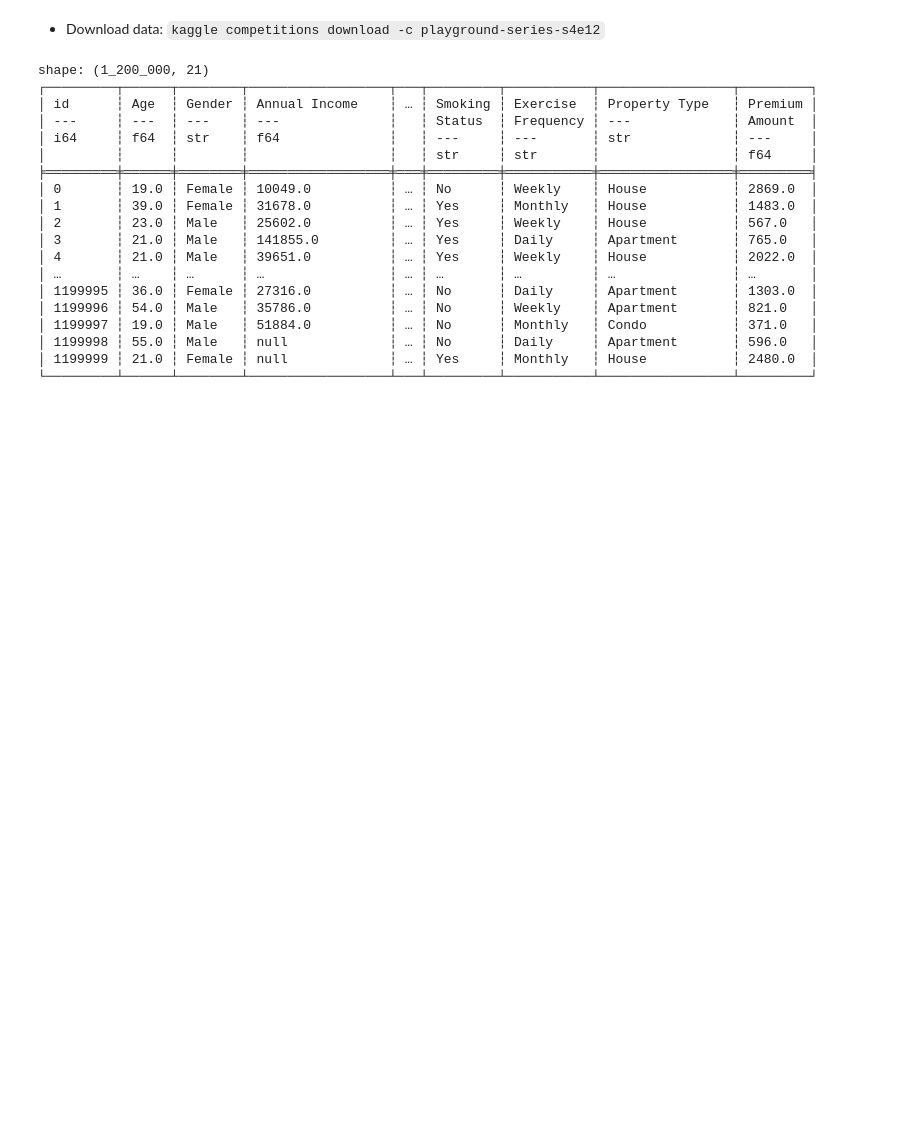
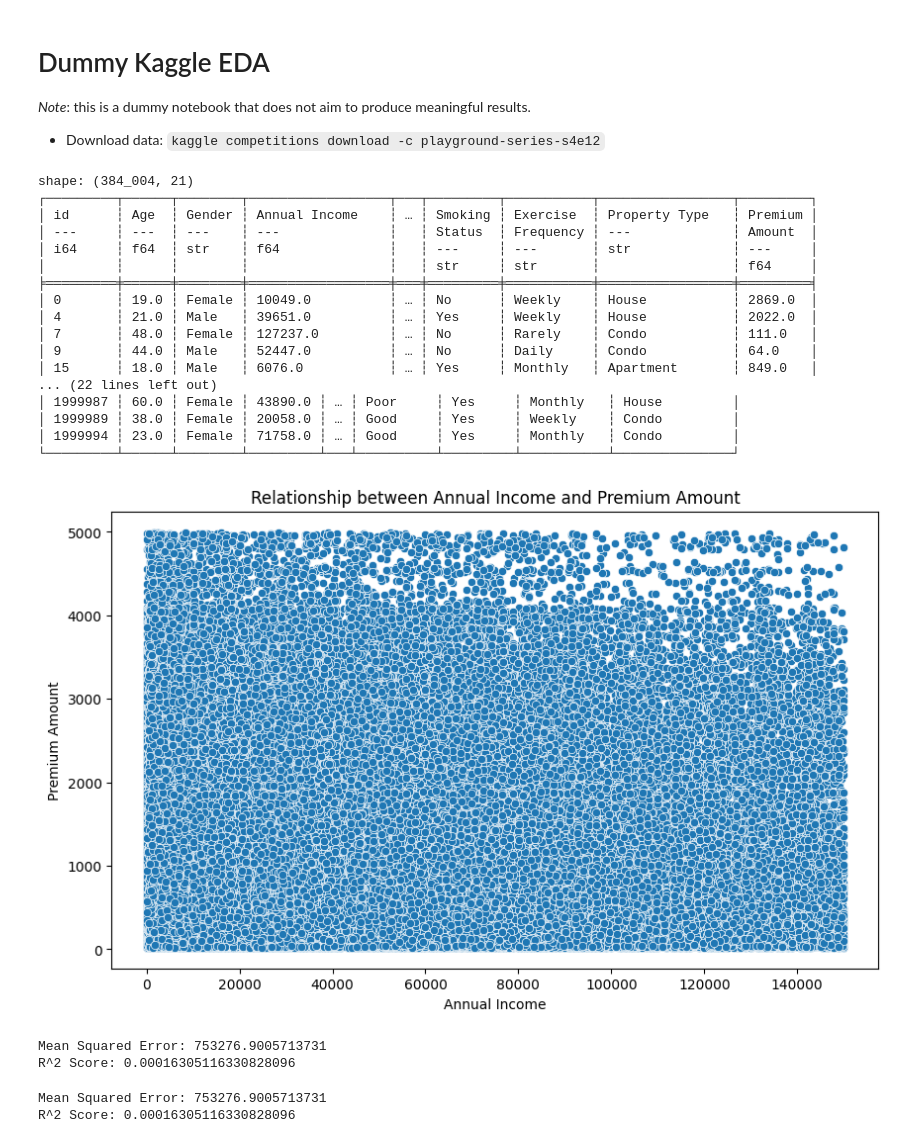
Before and after one commit to jnlindsay/ml-infrastructure, a Jupyter notebook: kaggle/competitions/playground-series-s4312/playground-series-s4e12-eda.ipynb, the cells around one changed output. Cells and saved outputs as stored; diff of their text form; code cells hidden in the pictures; blank space fills up the shorter version.

Commit message:
added dummy notebook and seaborn as a requirement

```diff
--- a/kaggle/competitions/playground-series-s4312/playground-series-s4e12-eda.ipynb
+++ b/kaggle/competitions/playground-series-s4312/playground-series-s4e12-eda.ipynb
@@ -1,2 +1,6 @@
 # %% [markdown]
+# Dummy Kaggle EDA
+
+*Note*: this is a dummy notebook that does not aim to produce meaningful results.
+
 - Download data: `kaggle competitions download -c playground-series-s4e12`
@@ -5,8 +15,11 @@ import polars as pl
 # %%
-df = pl.read_csv('../../data/playground-series-s4e12/train.csv')
-print(df)
+df_train = pl.read_csv('../../data/playground-series-s4e12/train.csv').drop_nulls()
+df_test = pl.read_csv('../../data/playground-series-s4e12/test.csv').drop_nulls()
+
+print(df_train)
+print(df_test)
 # %% [output]
-shape: (1_200_000, 21)
+shape: (384_004, 21)
 ┌─────────┬──────┬────────┬──────────────────┬───┬─────────┬───────────┬─────────────────┬─────────┐
 │ id      ┆ Age  ┆ Gender ┆ Annual Income    ┆ … ┆ Smoking ┆ Exercise  ┆ Property Type   ┆ Premium │
 │ ---     ┆ ---  ┆ ---    ┆ ---              ┆   ┆ Status  ┆ Frequency ┆ ---             ┆ Amount  │
@@ -14,14 +27,59 @@ shape: (1_200_000, 21)
 │         ┆      ┆        ┆                  ┆   ┆ str     ┆ str       ┆                 ┆ f64     │
 ╞═════════╪══════╪════════╪══════════════════╪═══╪═════════╪═══════════╪═════════════════╪═════════╡
 │ 0       ┆ 19.0 ┆ Female ┆ 10049.0          ┆ … ┆ No      ┆ Weekly    ┆ House           ┆ 2869.0  │
-│ 1       ┆ 39.0 ┆ Female ┆ 31678.0          ┆ … ┆ Yes     ┆ Monthly   ┆ House           ┆ 1483.0  │
-│ 2       ┆ 23.0 ┆ Male   ┆ 25602.0          ┆ … ┆ Yes     ┆ Weekly    ┆ House           ┆ 567.0   │
-│ 3       ┆ 21.0 ┆ Male   ┆ 141855.0         ┆ … ┆ Yes     ┆ Daily     ┆ Apartment       ┆ 765.0   │
 │ 4       ┆ 21.0 ┆ Male   ┆ 39651.0          ┆ … ┆ Yes     ┆ Weekly    ┆ House           ┆ 2022.0  │
-│ …       ┆ …    ┆ …      ┆ …                ┆ … ┆ …       ┆ …         ┆ …               ┆ …       │
-│ 1199995 ┆ 36.0 ┆ Female ┆ 27316.0          ┆ … ┆ No      ┆ Daily     ┆ Apartment       ┆ 1303.0  │
-│ 1199996 ┆ 54.0 ┆ Male   ┆ 35786.0          ┆ … ┆ No      ┆ Weekly    ┆ Apartment       ┆ 821.0   │
-│ 1199997 ┆ 19.0 ┆ Male   ┆ 51884.0          ┆ … ┆ No      ┆ Monthly   ┆ Condo           ┆ 371.0   │
-│ 1199998 ┆ 55.0 ┆ Male   ┆ null             ┆ … ┆ No      ┆ Daily     ┆ Apartment       ┆ 596.0   │
-│ 1199999 ┆ 21.0 ┆ Female ┆ null             ┆ … ┆ Yes     ┆ Monthly   ┆ House           ┆ 2480.0  │
-└─────────┴──────┴────────┴──────────────────┴───┴─────────┴───────────┴─────────────────┴─────────┘
+│ 7       ┆ 48.0 ┆ Female ┆ 127237.0         ┆ … ┆ No      ┆ Rarely    ┆ Condo           ┆ 111.0   │
+│ 9       ┆ 44.0 ┆ Male   ┆ 52447.0          ┆ … ┆ No      ┆ Daily     ┆ Condo           ┆ 64.0    │
+│ 15      ┆ 18.0 ┆ Male   ┆ 6076.0           ┆ … ┆ Yes     ┆ Monthly   ┆ Apartment       ┆ 849.0   │
+... (22 lines left out)
+│ 1999987 ┆ 60.0 ┆ Female ┆ 43890.0 ┆ … ┆ Poor     ┆ Yes     ┆ Monthly   ┆ House         │
+│ 1999989 ┆ 38.0 ┆ Female ┆ 20058.0 ┆ … ┆ Good     ┆ Yes     ┆ Weekly    ┆ Condo         │
+│ 1999994 ┆ 23.0 ┆ Female ┆ 71758.0 ┆ … ┆ Good     ┆ Yes     ┆ Monthly   ┆ Condo         │
+└─────────┴──────┴────────┴─────────┴───┴──────────┴─────────┴───────────┴───────────────┘
+# %%
+plt.figure(figsize=(10, 6))
+sns.scatterplot(x='Annual Income', y='Premium Amount', data=df_train)
+plt.title('Relationship between Annual Income and Premium Amount')
+plt.xlabel('Annual Income')
+plt.ylabel('Premium Amount')
+plt.show()
+# %% [output]
+[figure, added]
+# %%
+# split data into training and test sets
+X_pl = df_train[['Annual Income']]
+y_pl = df_train['Premium Amount']
+
+X = X_pl.to_numpy().reshape(-1, 1)
+y = y_pl.to_numpy()
+
+X_train, X_test, y_train, y_test = train_test_split(X, y, test_size=0.3, random_state=42)
+
+# train linear regression model
+
+model = LinearRegression()
+model.fit(X_train, y_train)
+
+# predict on test set
+
+y_pred = model.predict(X_test)
+
+# evaluate model
+
+mse = mean_squared_error(y_test, y_pred)
+r2 = r2_score(y_test, y_pred)
+
+print(f'Mean Squared Error: {mse}')
+print(f'R^2 Score: {r2}')
+# %% [output]
+Mean Squared Error: 753276.9005713731
+R^2 Score: 0.00016305116330828096
+# %%
+mse = mean_squared_error(y_test, y_pred)
+r2 = r2_score(y_test, y_pred)
+
+print(f'Mean Squared Error: {mse}')
+print(f'R^2 Score: {r2}')
+# %% [output]
+Mean Squared Error: 753276.9005713731
+R^2 Score: 0.00016305116330828096
```
Also changed, not shown: parts of 3 cells of this notebook, 1 other file.
